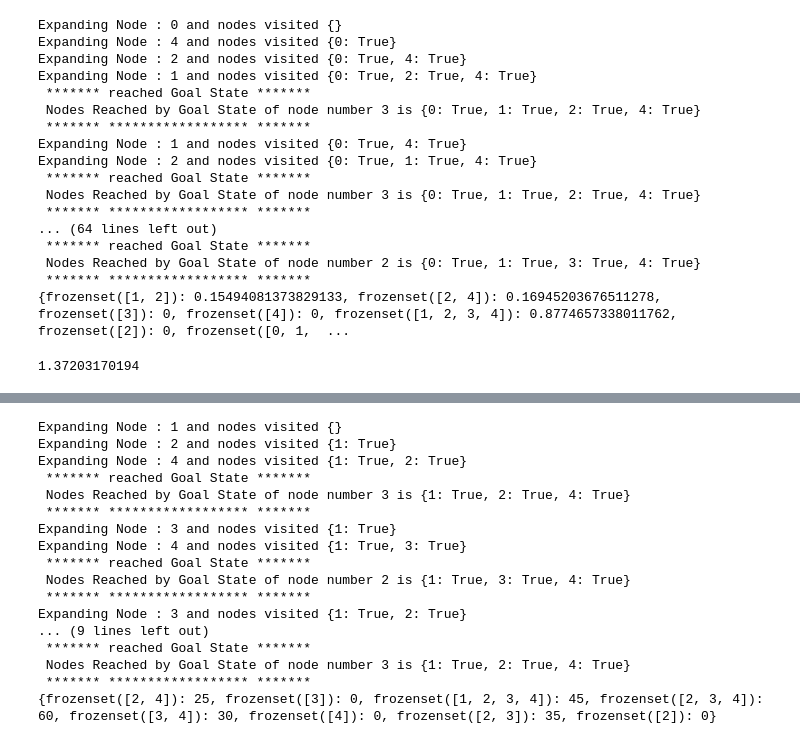
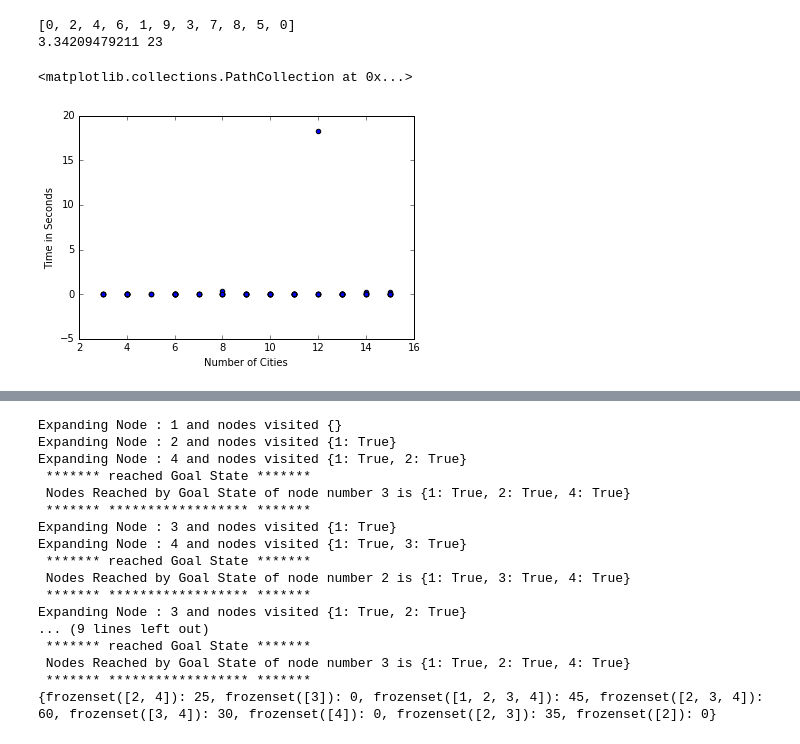
Before and after one commit to danielsamfdo/CS683, a Jupyter notebook: HW1/TSP - hw.ipynb, the cells around one changed output, grey strips where cells are left out. Saved outputs shown, nothing was run; the diff lists cells and outputs as text; code cells hidden in the pictures.

```diff
--- a/HW1/TSP - hw.ipynb
+++ b/HW1/TSP - hw.ipynb
@@ -223,3 +238,7 @@ def solveAstar(startNode, AdjHash, listOfNodeNumbers, Map):
 # %%
-Map, inverseMap, AdjHash = TspGenerator(5)
+Map, inverseMap, AdjHash = TspGenerator(10)
 nodes = Map.keys()
+startNode = 0
+print Map
+print AdjHash
+bestFinalNode, TotalCost, noOfNodesExpanded, noOfNodesGenerated = solveAstar(startNode, AdjHash, nodes, Map)
@@ -226,26 +263,6 @@ nodes = Map.keys()
-# %%
-startNode = 0
-bestFinalNode, TotalCost, noOfNodesExpanded = solveAstar(startNode, AdjHash, nodes, Map)
-# %% [output]
-Expanding Node : 0 and nodes visited {}
-Expanding Node : 4 and nodes visited {0: True}
-Expanding Node : 2 and nodes visited {0: True, 4: True}
-Expanding Node : 1 and nodes visited {0: True, 2: True, 4: True}
- ******* reached Goal State *******
- Nodes Reached by Goal State of node number 3 is {0: True, 1: True, 2: True, 4: True}
- ******* ****************** *******
-Expanding Node : 1 and nodes visited {0: True, 4: True}
-Expanding Node : 2 and nodes visited {0: True, 1: True, 4: True}
- ******* reached Goal State *******
- Nodes Reached by Goal State of node number 3 is {0: True, 1: True, 2: True, 4: True}
- ******* ****************** *******
-... (64 lines left out)
- ******* reached Goal State *******
- Nodes Reached by Goal State of node number 2 is {0: True, 1: True, 3: True, 4: True}
- ******* ****************** *******
-{frozenset([1, 2]): 0.15494081373829133, frozenset([2, 4]): 0.16945203676511278, frozenset([3]): 0, frozenset([4]): 0, frozenset([1, 2, 3, 4]): 0.8774657338011762, frozenset([2]): 0, frozenset([0, 1,  ...
 # %%
 printPathTraversed(bestFinalNode)
-print TotalCost
+print TotalCost,noOfNodesExpanded
 # %% [output]
-1.37203170194
+[0, 2, 4, 6, 1, 9, 3, 7, 8, 5, 0]
+3.34209479211 23
@@ -251,0 +310,8 @@ print TotalCost
+# %%
+# plot
+plt.xlabel('Number of Cities')
+plt.ylabel('Time in Seconds')
+plt.scatter(nodes_size,time_taken)
+# %% [output]
+<matplotlib.collections.PathCollection at 0x...>
+[figure, added]
```
Also changed, not shown: parts of 21 cells of this notebook, 2 other files.
